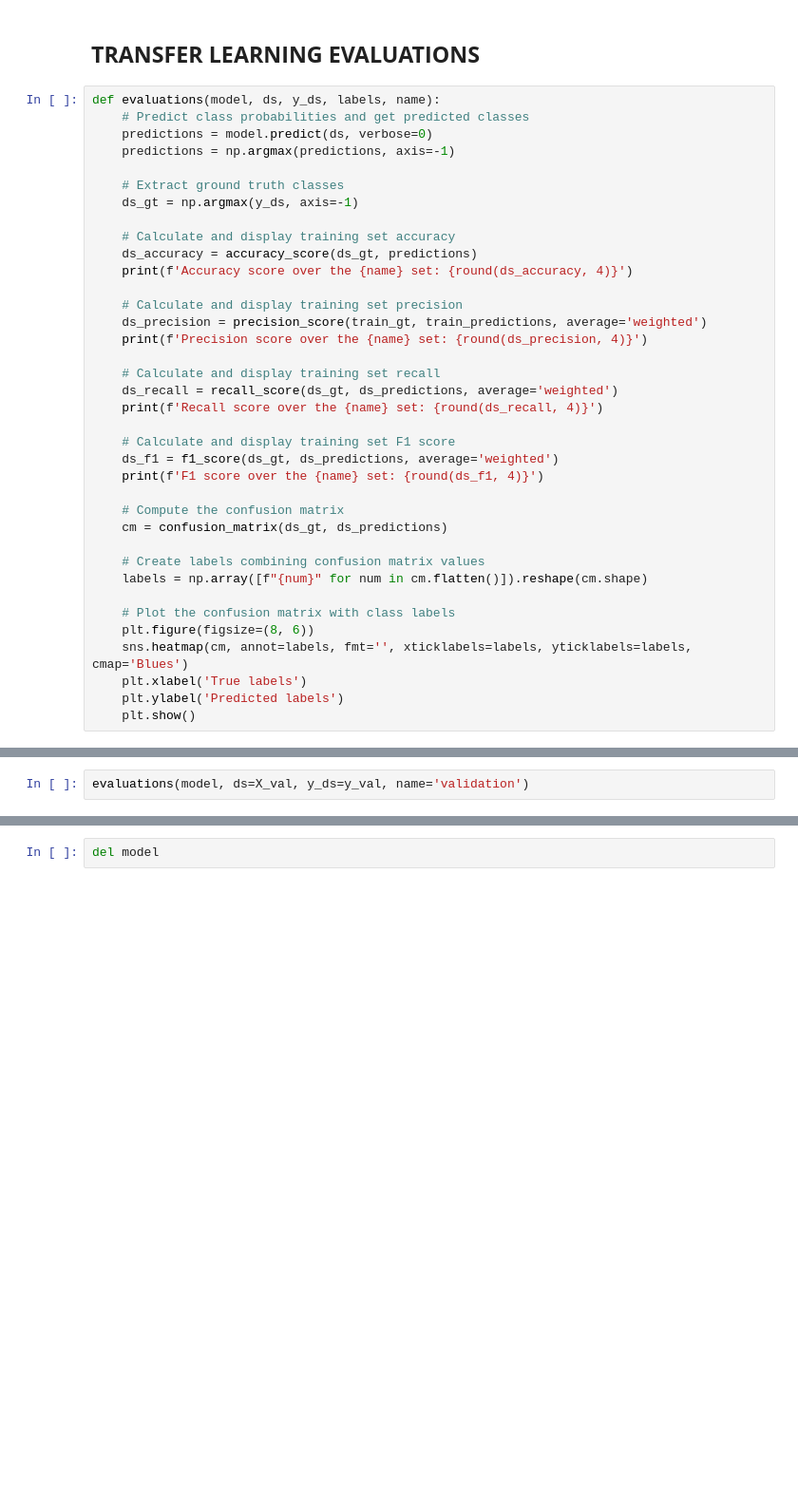
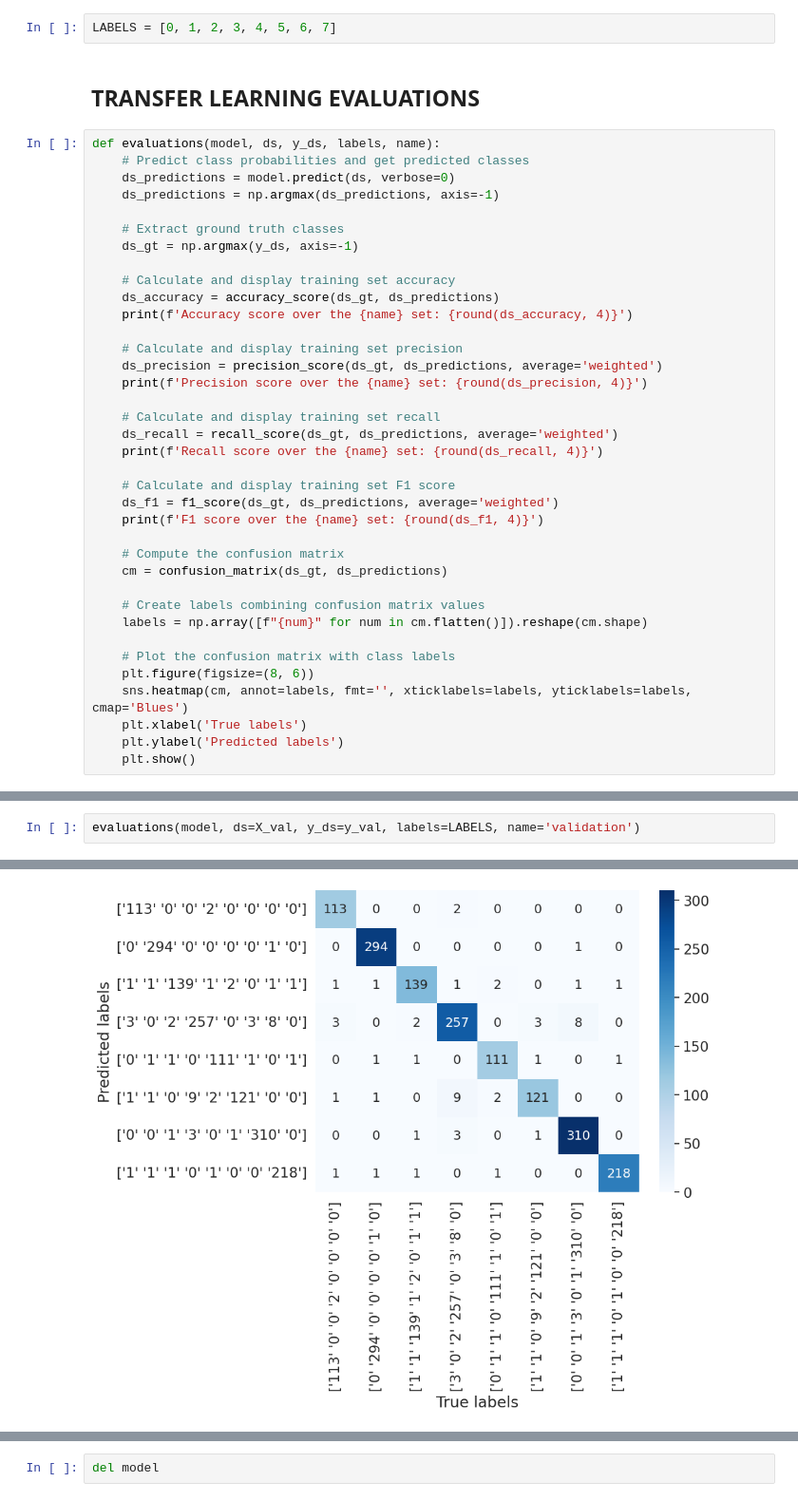
Before and after one commit to Smrevilo/ANNDL-Challenges, a Jupyter notebook: Challenge_1/Model_Training.ipynb, the cells around one changed output, grey strips where cells are left out. Shown: that part at 95% size. Drawn from its saved outputs; the diff is of its cells as text; blank space fills up the shorter version.

```diff
--- a/Challenge_1/Model_Training.ipynb
+++ b/Challenge_1/Model_Training.ipynb
@@ -398,20 +507,22 @@ LABELS = ['Basophil', 'Eosinophil', 'Erythroblast', 'Immature granulocytes', 'Ly
+# %%
+LABELS = [0, 1, 2, 3, 4, 5, 6, 7]
 # %% [markdown]
 ## **TRANSFER LEARNING EVALUATIONS**
 # %%
 def evaluations(model, ds, y_ds, labels, name):
     # Predict class probabilities and get predicted classes
-    predictions = model.predict(ds, verbose=0)
-    predictions = np.argmax(predictions, axis=-1)
+    ds_predictions = model.predict(ds, verbose=0)
+    ds_predictions = np.argmax(ds_predictions, axis=-1)
 
     # Extract ground truth classes
     ds_gt = np.argmax(y_ds, axis=-1)
 
     # Calculate and display training set accuracy
-    ds_accuracy = accuracy_score(ds_gt, predictions)
+    ds_accuracy = accuracy_score(ds_gt, ds_predictions)
     print(f'Accuracy score over the {name} set: {round(ds_accuracy, 4)}')
 
     # Calculate and display training set precision
-    ds_precision = precision_score(train_gt, train_predictions, average='weighted')
+    ds_precision = precision_score(ds_gt, ds_predictions, average='weighted')
     print(f'Precision score over the {name} set: {round(ds_precision, 4)}')
 
     # Calculate and display training set recall
@@ -439,2 +556,3 @@ evaluations(model, ds=X_train, y_ds=y_train, name='training')
 # %%
-evaluations(model, ds=X_val, y_ds=y_val, name='validation')
+evaluations(model, ds=X_val, y_ds=y_val, labels=LABELS, name='validation')
+# %% [output]
@@ -441 +563,2 @@ evaluations(model, ds=X_val, y_ds=y_val, name='validation')
+[figure, added]
 # %%
```
Also changed, not shown: parts of 19 cells of this notebook.
